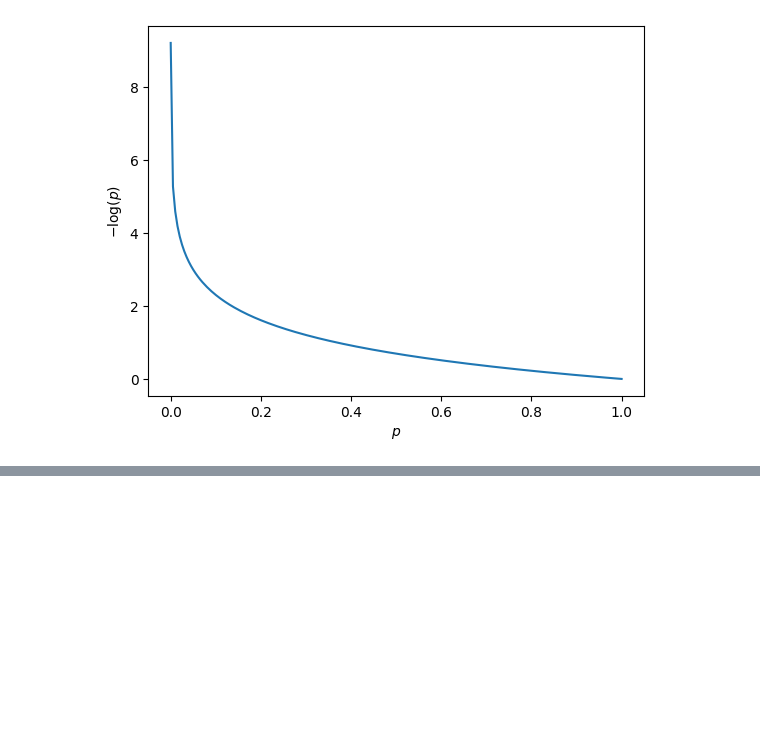
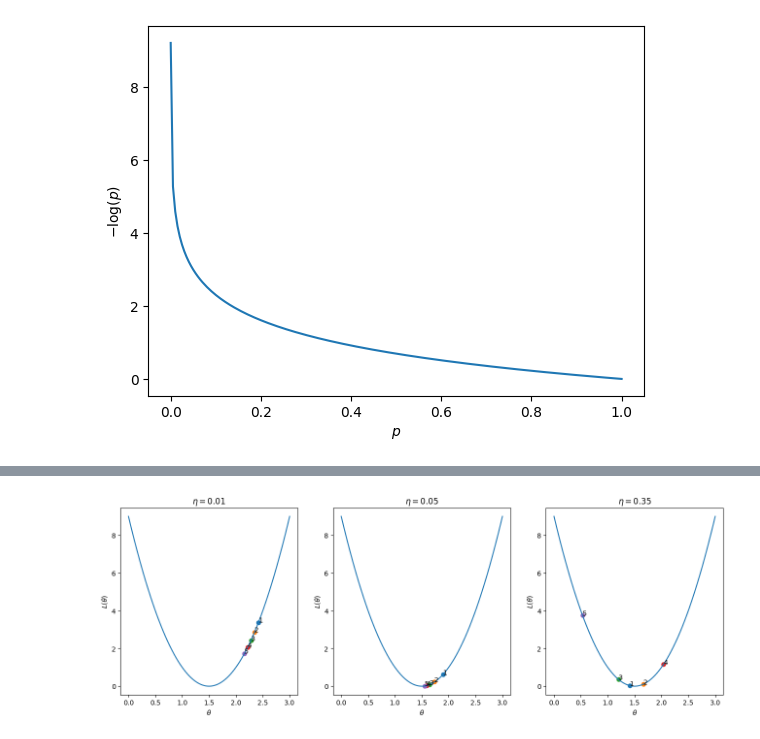
Before and after one commit to RalfKellner/dltaonlinebook, a Jupyter notebook: 03_neural_networks.ipynb, the cells around one changed output, grey strips where cells are left out. Cells and saved outputs as stored; diff of their text form; code cells hidden in the pictures; blank space fills up the shorter version.

```diff
--- a/03_neural_networks.ipynb
+++ b/03_neural_networks.ipynb
@@ -209,0 +309,33 @@ While the loss function is quite similar for multi-class classification...
+# %%
+import matplotlib.pylab as plt
+import numpy as np
+
+def L(theta):
+    return (3 - theta * 2)**2
+
+def slope(theta):
+    return - 4 * (3 - theta * 2)
+
+
+fig, axs = plt.subplots(1, 3, figsize = (16, 5))
+theta = np.linspace(0, 3, 500)
+
+etas = [0.01, 0.05, 0.35]
+
+theta_guess = 2.5
+for i, eta in enumerate(etas):
+
+    axs[i].plot(theta, L(theta))
+
+    for k in range(5):
+        theta_guess -= eta * slope(theta_guess)
+        axs[i].scatter(theta_guess, L(theta_guess))
+        axs[i].text(theta_guess, L(theta_guess), f"{k+1}")
+
+    axs[i].set_xlabel(r'$\theta$')
+    axs[i].set_ylabel(r'$L(\theta)$')
+    axs[i].set_title(fr'$\eta = {eta}$')
+
+plt.show()
+# %% [output]
+[figure, added]
```
Also changed, not shown: parts of 11 cells of this notebook, 25 other files.
